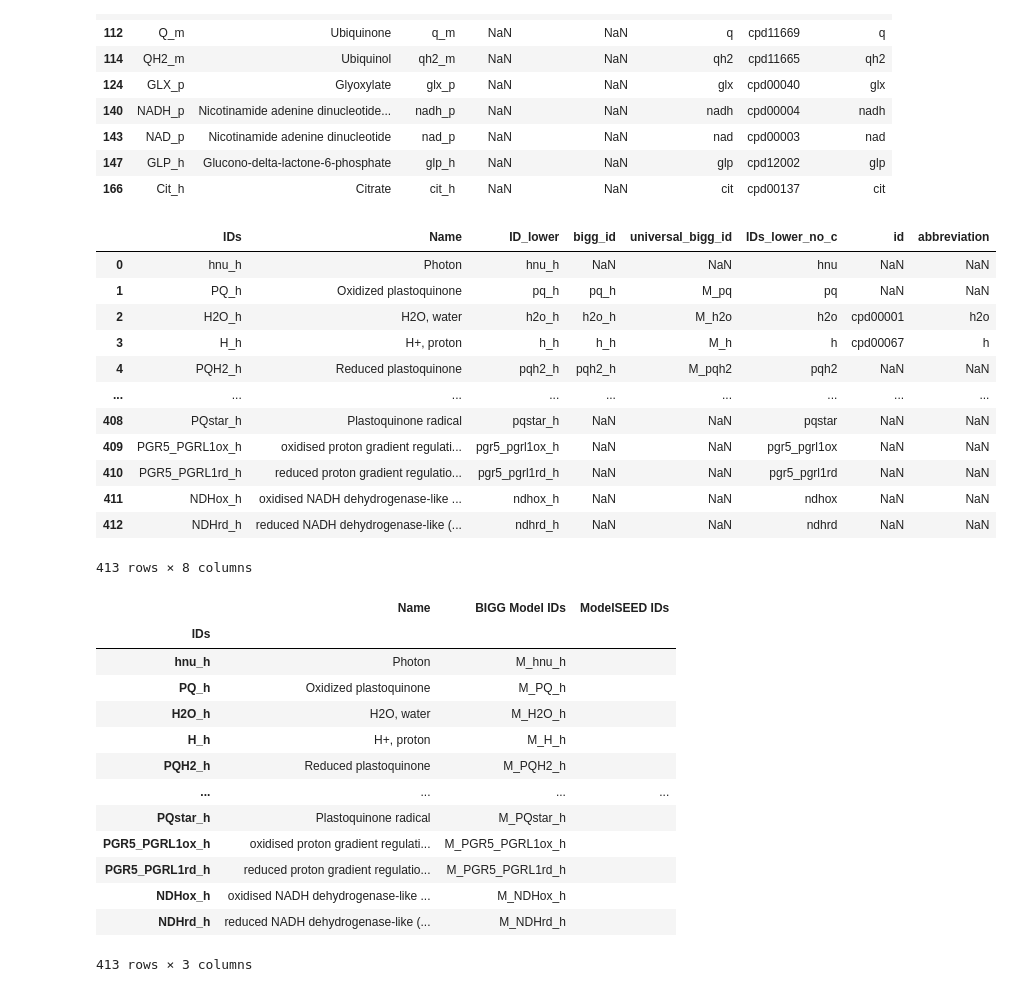
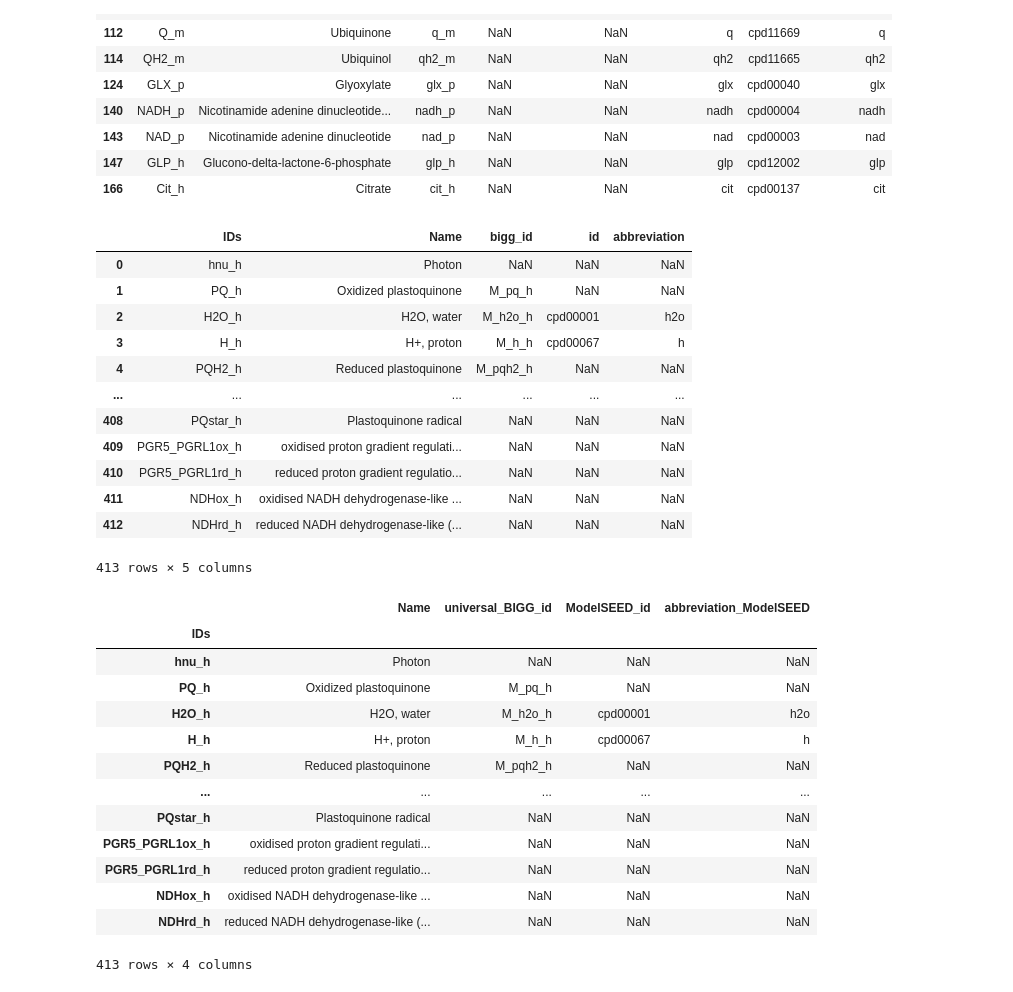
Before and after one commit to chloea31/AraCore, a Jupyter notebook: notebooks/WP2_apply_community_standards.ipynb, the cells around one changed output. Cells and saved outputs as stored; diff of their text form; code cells hidden in the pictures.

Commit message:
add the end of the first part for metabolites and  mapping table for metabolites with the corresponding data frame in CSV format file

```diff
--- a/notebooks/WP2_apply_community_standards.ipynb
+++ b/notebooks/WP2_apply_community_standards.ipynb
@@ -416,37 +441,41 @@ df_merge_ID
 | 147 | GLP_h | Glucono-delta-lactone-6-phosphate | glp_h | NaN | NaN | glp | cpd12002 | glp |
 | 166 | Cit_h | Citrate | cit_h | NaN | NaN | cit | cpd00137 | cit |
 # %%
-df_merge_ModelSEED["universal_bigg_id"] = "M_" + df_merge_ModelSEED["universal_bigg_id"]
+df_merge_ModelSEED["bigg_id"] = "M_" + df_merge_ModelSEED["bigg_id"]
+
+# The column corresponding to the universal_bigg_id seems to be the same as the bigg_id one
+df_merge_ModelSEED = df_merge_ModelSEED.drop(columns = ["universal_bigg_id", "ID_lower", "IDs_lower_no_c"])
 df_merge_ModelSEED
 # %% [output]
-|  | IDs | Name | ID_lower | bigg_id | universal_bigg_id | IDs_lower_no_c | id | abbreviation |
-| 0 | hnu_h | Photon | hnu_h | NaN | NaN | hnu | NaN | NaN |
-| 1 | PQ_h | Oxidized plastoquinone | pq_h | pq_h | M_pq | pq | NaN | NaN |
-| 2 | H2O_h | H2O, water | h2o_h | h2o_h | M_h2o | h2o | cpd00001 | h2o |
-| 3 | H_h | H+, proton | h_h | h_h | M_h | h | cpd00067 | h |
-| 4 | PQH2_h | Reduced plastoquinone | pqh2_h | pqh2_h | M_pqh2 | pqh2 | NaN | NaN |
-| ... | ... | ... | ... | ... | ... | ... | ... | ... |
-| 408 | PQstar_h | Plastoquinone radical | pqstar_h | NaN | NaN | pqstar | NaN | NaN |
-| 409 | PGR5_PGRL1ox_h | oxidised proton gradient regulati... | pgr5_pgrl1ox_h | NaN | NaN | pgr5_pgrl1ox | NaN | NaN |
-| 410 | PGR5_PGRL1rd_h | reduced proton gradient regulatio... | pgr5_pgrl1rd_h | NaN | NaN | pgr5_pgrl1rd | NaN | NaN |
-| 411 | NDHox_h | oxidised NADH dehydrogenase-like ... | ndhox_h | NaN | NaN | ndhox | NaN | NaN |
-| 412 | NDHrd_h | reduced NADH dehydrogenase-like (... | ndhrd_h | NaN | NaN | ndhrd | NaN | NaN |
+|  | IDs | Name | bigg_id | id | abbreviation |
+| 0 | hnu_h | Photon | NaN | NaN | NaN |
+| 1 | PQ_h | Oxidized plastoquinone | M_pq_h | NaN | NaN |
+| 2 | H2O_h | H2O, water | M_h2o_h | cpd00001 | h2o |
+| 3 | H_h | H+, proton | M_h_h | cpd00067 | h |
+| 4 | PQH2_h | Reduced plastoquinone | M_pqh2_h | NaN | NaN |
+| ... | ... | ... | ... | ... | ... |
+| 408 | PQstar_h | Plastoquinone radical | NaN | NaN | NaN |
+| 409 | PGR5_PGRL1ox_h | oxidised proton gradient regulati... | NaN | NaN | NaN |
+| 410 | PGR5_PGRL1rd_h | reduced proton gradient regulatio... | NaN | NaN | NaN |
+| 411 | NDHox_h | oxidised NADH dehydrogenase-like ... | NaN | NaN | NaN |
+| 412 | NDHrd_h | reduced NADH dehydrogenase-like (... | NaN | NaN | NaN |
-413 rows × 8 columns
+413 rows × 5 columns
 # %%
-df["BIGG Model IDs"] = df.apply(conversion_ID, axis = 1)
-df
+df_final = df_merge_ModelSEED.rename(columns = {"bigg_id" : "universal_BIGG_id", "id" : "ModelSEED_id", "abbreviation" : "abbreviation_ModelSEED"})
+df_final = df_final.set_index('IDs')
+df_final
 # %% [output]
-|  | Name | BIGG Model IDs | ModelSEED IDs |
-| IDs |  |  |  |
-| hnu_h | Photon | M_hnu_h |  |
-| PQ_h | Oxidized plastoquinone | M_PQ_h |  |
-| H2O_h | H2O, water | M_H2O_h |  |
-| H_h | H+, proton | M_H_h |  |
-| PQH2_h | Reduced plastoquinone | M_PQH2_h |  |
-| ... | ... | ... | ... |
-| PQstar_h | Plastoquinone radical | M_PQstar_h |  |
-| PGR5_PGRL1ox_h | oxidised proton gradient regulati... | M_PGR5_PGRL1ox_h |  |
-| PGR5_PGRL1rd_h | reduced proton gradient regulatio... | M_PGR5_PGRL1rd_h |  |
-| NDHox_h | oxidised NADH dehydrogenase-like ... | M_NDHox_h |  |
-| NDHrd_h | reduced NADH dehydrogenase-like (... | M_NDHrd_h |  |
+|  | Name | universal_BIGG_id | ModelSEED_id | abbreviation_ModelSEED |
+| IDs |  |  |  |  |
+| hnu_h | Photon | NaN | NaN | NaN |
+| PQ_h | Oxidized plastoquinone | M_pq_h | NaN | NaN |
+| H2O_h | H2O, water | M_h2o_h | cpd00001 | h2o |
+| H_h | H+, proton | M_h_h | cpd00067 | h |
+| PQH2_h | Reduced plastoquinone | M_pqh2_h | NaN | NaN |
+| ... | ... | ... | ... | ... |
+| PQstar_h | Plastoquinone radical | NaN | NaN | NaN |
+| PGR5_PGRL1ox_h | oxidised proton gradient regulati... | NaN | NaN | NaN |
+| PGR5_PGRL1rd_h | reduced proton gradient regulatio... | NaN | NaN | NaN |
+| NDHox_h | oxidised NADH dehydrogenase-like ... | NaN | NaN | NaN |
+| NDHrd_h | reduced NADH dehydrogenase-like (... | NaN | NaN | NaN |
-413 rows × 3 columns
+413 rows × 4 columns
```
Also changed, not shown: parts of 3 cells of this notebook, 2 other files.
